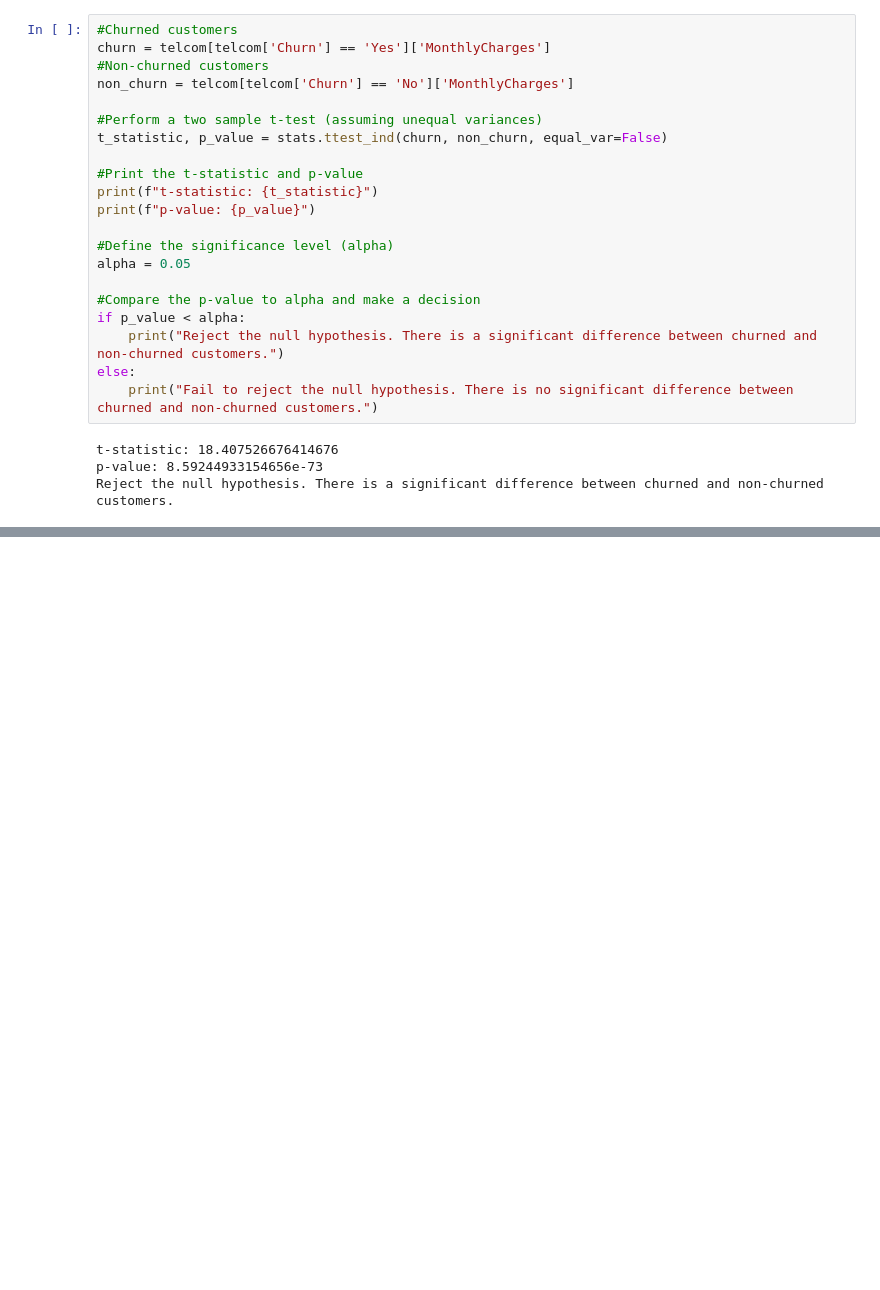
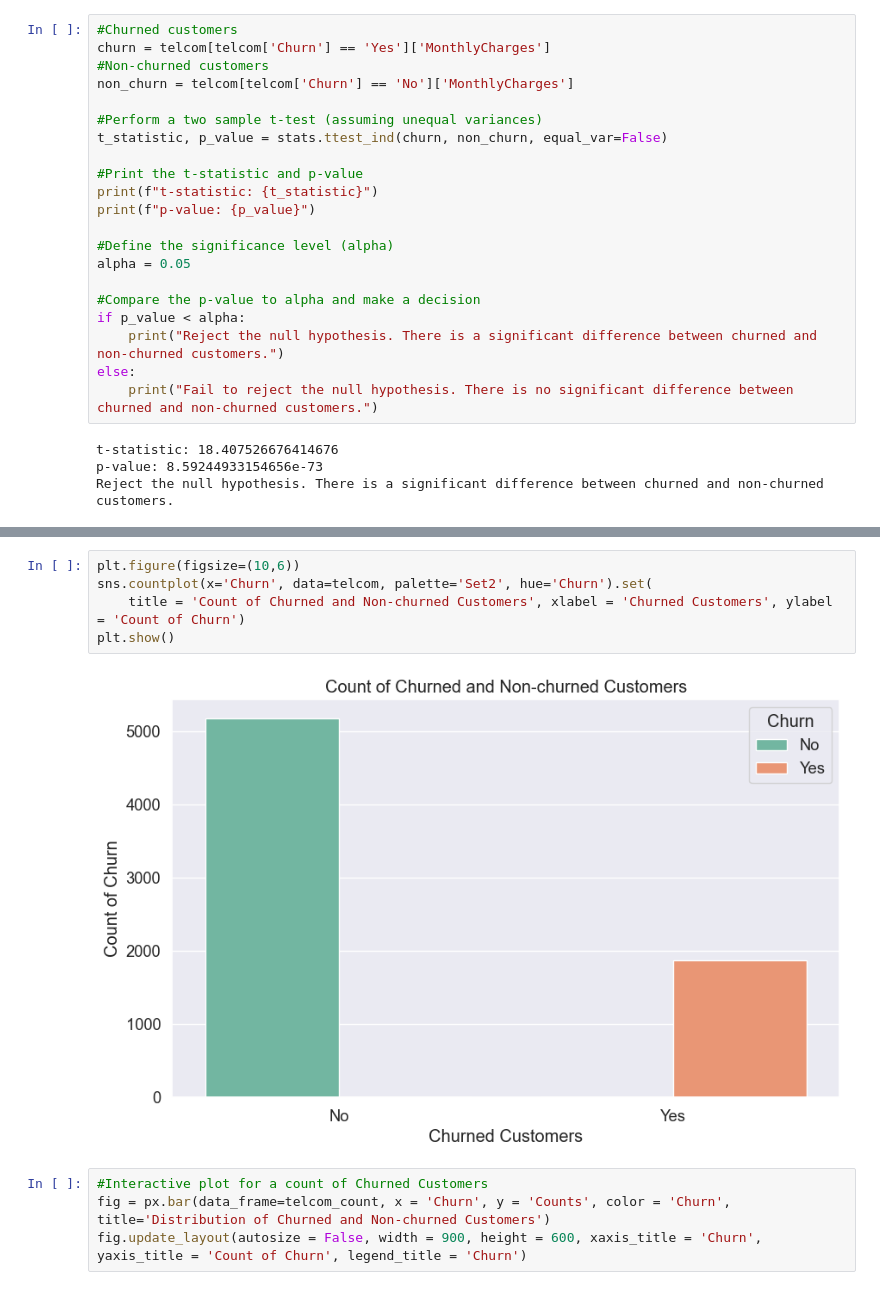
Before and after one commit to aiyegboka/Telcom, a Jupyter notebook: customer_chun.ipynb, the cells around one changed output, grey strips where cells are left out. Drawn from its saved outputs; the diff is of its cells as text; blank space fills up the shorter version.

Commit message:
Added a report and interactive plots

```diff
--- a/customer_chun.ipynb
+++ b/customer_chun.ipynb
@@ -506,0 +506,11 @@ Summary based on Payment Method
+# %%
+plt.figure(figsize=(10,6))
+sns.countplot(x='Churn', data=telcom, palette='Set2', hue='Churn').set(
+    title = 'Count of Churned and Non-churned Customers', xlabel = 'Churned Customers', ylabel = 'Count of Churn')
+plt.show()
+# %% [output]
+[figure, added]
+# %%
+#Interactive plot for a count of Churned Customers
+fig = px.bar(data_frame=telcom_count, x = 'Churn', y = 'Counts', color = 'Churn', title='Distribution of Churned and Non-churned Customers')
+fig.update_layout(autosize = False, width = 900, height = 600, xaxis_title = 'Churn', yaxis_title = 'Count of Churn', legend_title = 'Churn')
```
Also changed, not shown: parts of 22 cells of this notebook, 1 other file.
